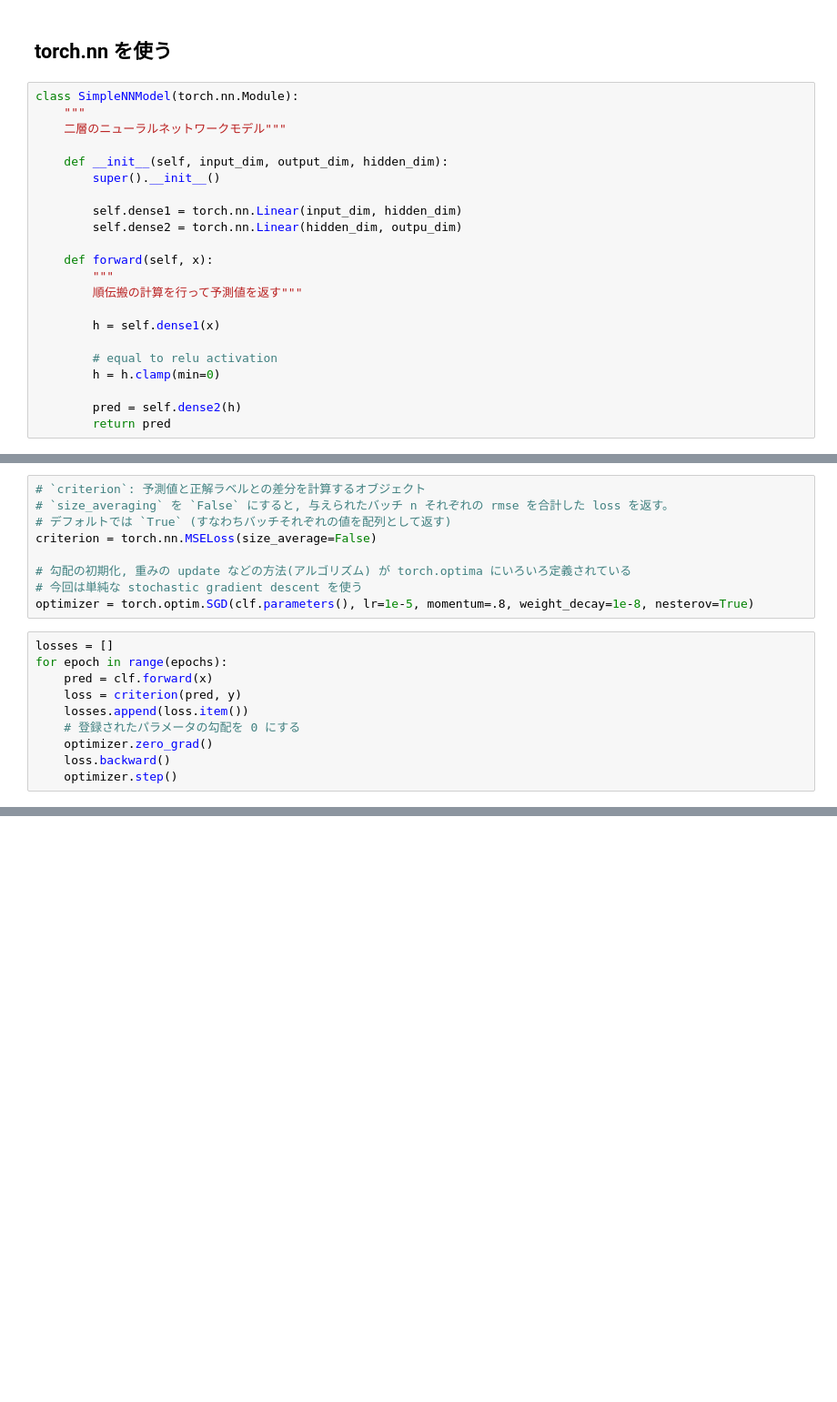
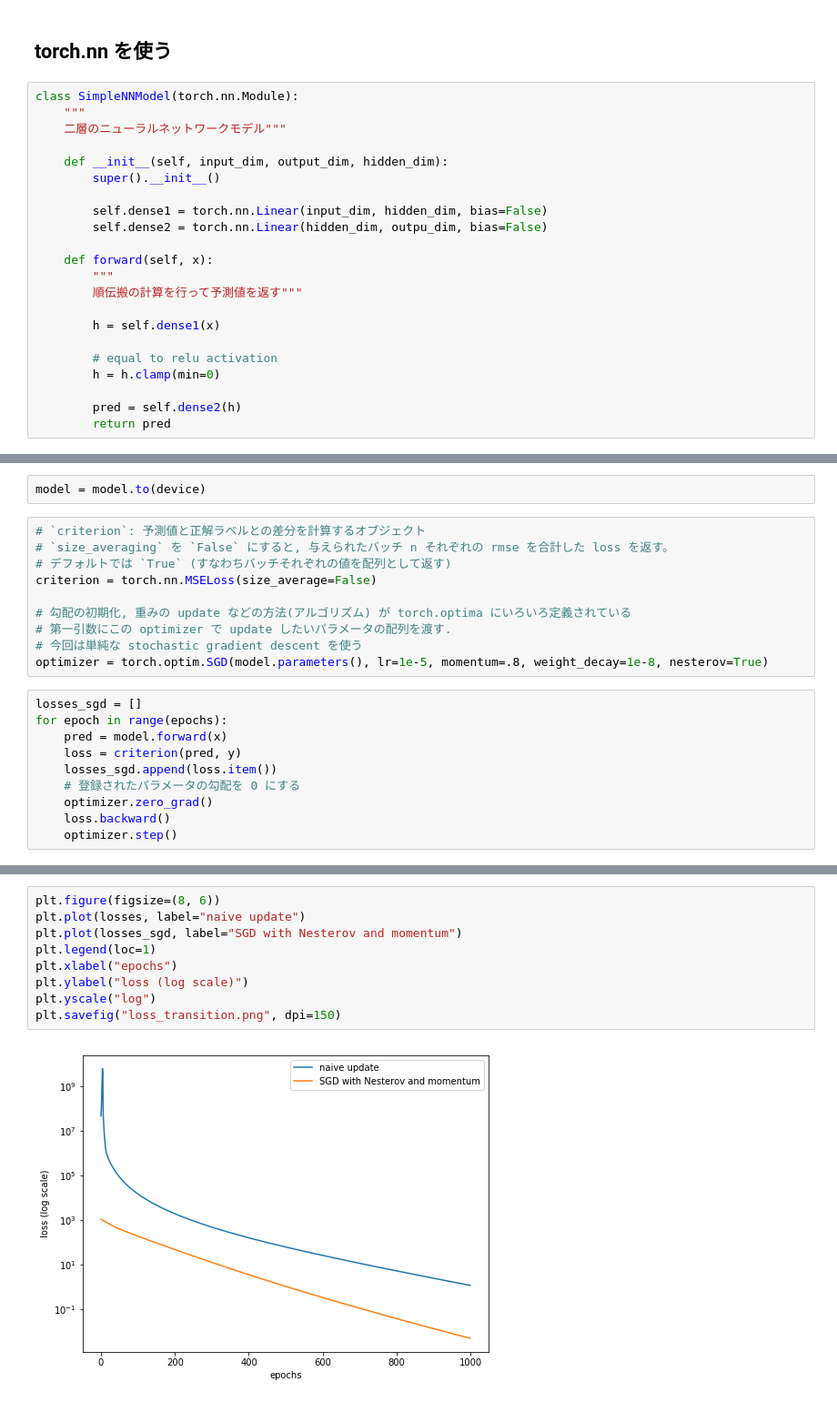
Before and after one commit to nyk510/pytorch-sandbox, a Jupyter notebook: notebooks/start/start.ipynb, the cells around one changed output, grey strips where cells are left out. Shown: that part at 91% size. Drawn from its saved outputs; the diff is of its cells as text; blank space fills up the shorter version.

```diff
--- a/notebooks/start/start.ipynb
+++ b/notebooks/start/start.ipynb
@@ -167,8 +187,8 @@ class SimpleNNModel(torch.nn.Module):
     def __init__(self, input_dim, output_dim, hidden_dim):
         super().__init__()
 
-        self.dense1 = torch.nn.Linear(input_dim, hidden_dim)
-        self.dense2 = torch.nn.Linear(hidden_dim, outpu_dim)
+        self.dense1 = torch.nn.Linear(input_dim, hidden_dim, bias=False)
+        self.dense2 = torch.nn.Linear(hidden_dim, outpu_dim, bias=False)
 
     def forward(self, x):
         """
@@ -193,3 +251,5 @@ SimpleNNModel(
+# %%
+model = model.to(device)
 # %%
 # `criterion`: 予測値と正解ラベルとの差分を計算するオブジェクト
 # `size_averaging` を `False` にすると, 与えられたバッチ n それぞれの rmse を合計した loss を返す。
@@ -197,14 +257,15 @@ SimpleNNModel(
 criterion = torch.nn.MSELoss(size_average=False)
 
 # 勾配の初期化, 重みの update などの方法(アルゴリズム) が torch.optima にいろいろ定義されている
+# 第一引数にこの optimizer で update したいパラメータの配列を渡す.
 # 今回は単純な stochastic gradient descent を使う
-optimizer = torch.optim.SGD(clf.parameters(), lr=1e-5, momentum=.8, weight_decay=1e-8, nesterov=True)
+optimizer = torch.optim.SGD(model.parameters(), lr=1e-5, momentum=.8, weight_decay=1e-8, nesterov=True)
 # %%
-losses = []
+losses_sgd = []
 for epoch in range(epochs):
-    pred = clf.forward(x)
+    pred = model.forward(x)
     loss = criterion(pred, y)
-    losses.append(loss.item())
+    losses_sgd.append(loss.item())
     # 登録されたパラメータの勾配を 0 にする
     optimizer.zero_grad()
     loss.backward()
@@ -216,0 +273,11 @@ plt.yscale("log")
+# %%
+plt.figure(figsize=(8, 6))
+plt.plot(losses, label="naive update")
+plt.plot(losses_sgd, label="SGD with Nesterov and momentum")
+plt.legend(loc=1)
+plt.xlabel("epochs")
+plt.ylabel("loss (log scale)")
+plt.yscale("log")
+plt.savefig("loss_transition.png", dpi=150)
+# %% [output]
+[figure, added]
```
Also changed, not shown: parts of 18 cells of this notebook, 1 other file.
